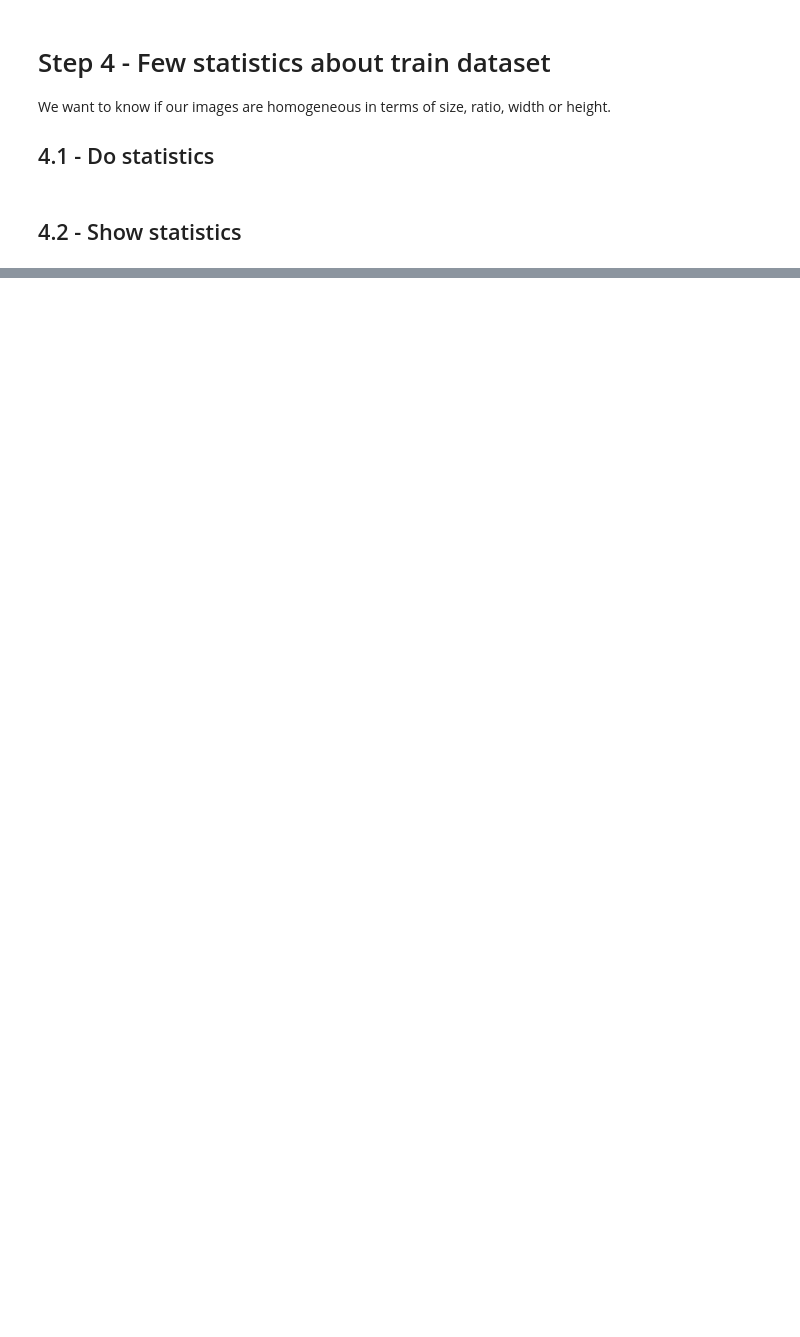
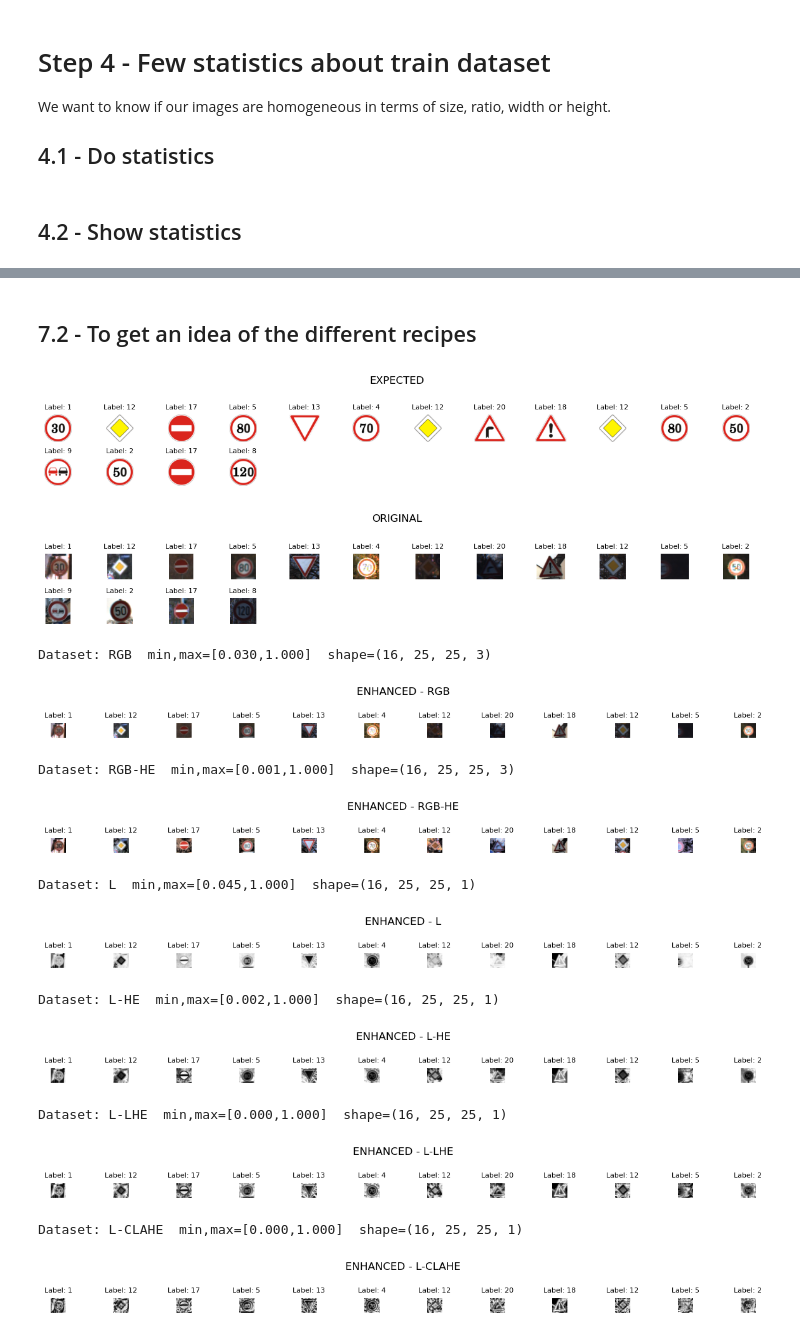
Before and after one commit to JulesUSG15/Apprentissage-Panneaux, a Jupyter notebook: Preparatio_data.ipynb, the cells around one changed output, grey strips where cells are left out. Cells and saved outputs as stored; diff of their text form; code cells hidden in the pictures; blank space fills up the shorter version.

```diff
--- a/Preparatio_data.ipynb
+++ b/Preparatio_data.ipynb
@@ -261,0 +411,70 @@ NameError: name 'fidle' is not defined
+# %% [markdown]
+## 7.2 - To get an idea of the different recipes
+# %%
+i=random.randint(0,len(x_train)-16)
+x_samples = x_train[i:i+16]
+y_samples = y_train[i:i+16]
+
+datasets  = {}
+
+datasets['RGB']      = images_enhancement( x_samples, width=25, height=25, proc='RGB'  )
+datasets['RGB-HE']   = images_enhancement( x_samples, width=25, height=25, proc='RGB-HE'  )
+datasets['L']        = images_enhancement( x_samples, width=25, height=25, proc='L'  )
+datasets['L-HE']     = images_enhancement( x_samples, width=25, height=25, proc='L-HE'  )
+datasets['L-LHE']    = images_enhancement( x_samples, width=25, height=25, proc='L-LHE'  )
+datasets['L-CLAHE']  = images_enhancement( x_samples, width=25, height=25, proc='L-CLAHE'  )
+# %%
+def display_images(images, labels, title, columns=12, x_size=1, y_size=1, save_as=None):
+    rows = len(images) // columns + (1 if len(images) % columns else 0)
+    fig, ax = plt.subplots(rows, columns, figsize=(x_size * columns, y_size * rows))
+    plt.suptitle(title)
+
+    for i in range(rows * columns):
+        if i < len(images):
+            if rows > 1:
+                ax[i // columns, i % columns].imshow(images[i], cmap='binary')
+                ax[i // columns, i % columns].set_title(f'Label: {labels[i]}', fontsize=8)
+                ax[i // columns, i % columns].axis('off')
+            else:
+                ax[i].imshow(images[i], cmap='binary')
+                ax[i].set_title(f'Label: {labels[i]}', fontsize=8)
+                ax[i].axis('off')
+        else:
+            if rows > 1:
+                ax[i // columns, i % columns].axis('off')
+            else:
+                ax[i].axis('off')
+
+    plt.tight_layout(rect=[0, 0.03, 1, 0.97])
+    if save_as:
+        plt.savefig(save_as + '.png', dpi=300)
+    plt.show()
+
+# Exemple d'utilisation pour "Expected"
+x_expected = [x_meta[i] for i in y_samples]
+display_images(x_expected, y_samples, 'EXPECTED', save_as='img/08-expected')
+
+# Exemple d'utilisation pour "Original"
+display_images(x_samples, y_samples, 'ORIGINAL', save_as='img/09-original')
+
+# Exemple d'utilisation pour "Enhanced"
+n = 10
+for k, d in datasets.items():
+    print(f"Dataset: {k}  min,max=[{d.min():.3f},{d.max():.3f}]  shape={d.shape}")
+    display_images(d[:12], y_samples[:12], f'ENHANCED - {k}', save_as=f'img/{n}-enhanced-{k}')
+    n += 1
+# %% [output]
+[figure, added]
+[figure, added]
+Dataset: RGB  min,max=[0.030,1.000]  shape=(16, 25, 25, 3)
+[figure, added]
+Dataset: RGB-HE  min,max=[0.001,1.000]  shape=(16, 25, 25, 3)
+[figure, added]
+Dataset: L  min,max=[0.045,1.000]  shape=(16, 25, 25, 1)
+[figure, added]
+Dataset: L-HE  min,max=[0.002,1.000]  shape=(16, 25, 25, 1)
+[figure, added]
+Dataset: L-LHE  min,max=[0.000,1.000]  shape=(16, 25, 25, 1)
+[figure, added]
+Dataset: L-CLAHE  min,max=[0.000,1.000]  shape=(16, 25, 25, 1)
+[figure, added]
```
Also changed, not shown: parts of 18 cells of this notebook, 11 other files.
